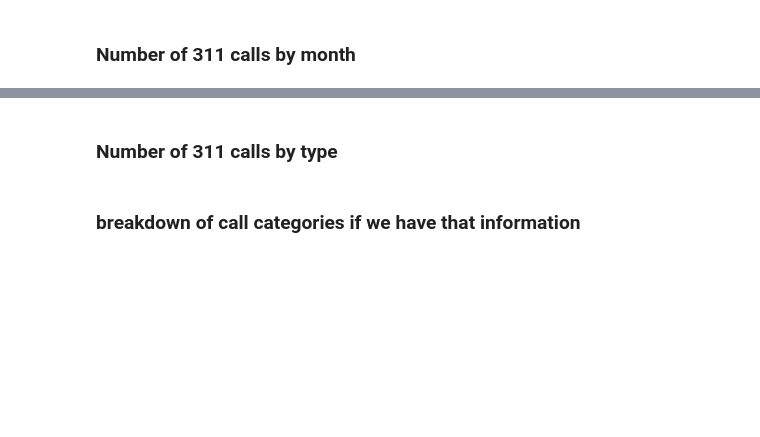
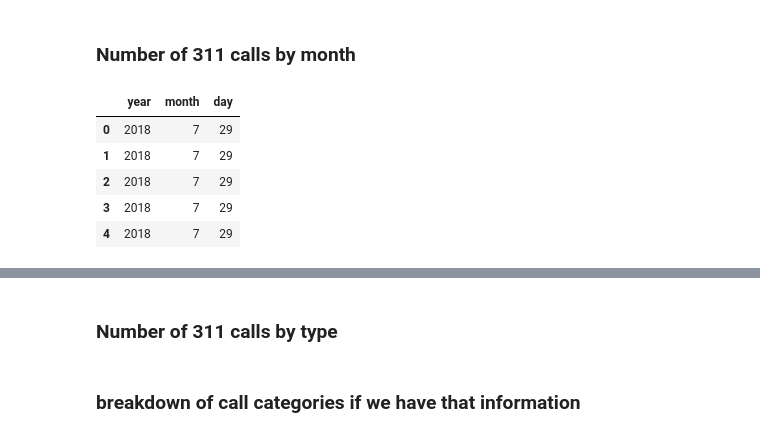
Before and after one commit to farhadOmidvar/311-San-Diego, a Jupyter notebook: notebooks/charts_all.ipynb, the cells around one changed output, grey strips where cells are left out. Drawn from its saved outputs; the diff is of its cells as text; code cells hidden in the pictures; blank space fills up the shorter version.

```diff
--- a/notebooks/charts_all.ipynb
+++ b/notebooks/charts_all.ipynb
@@ -36,4 +36,13 @@ day                     275281
 dtype: int64
 # %% [markdown]
 ### Number of 311 calls by month
+# %%
+df[['year', 'month', 'day']].head()
+# %% [output]
+|  | year | month | day |
+| 0 | 2018 | 7 | 29 |
+| 1 | 2018 | 7 | 29 |
+| 2 | 2018 | 7 | 29 |
+| 3 | 2018 | 7 | 29 |
+| 4 | 2018 | 7 | 29 |
 # %%
```
Also changed, not shown: parts of 8 cells of this notebook.
